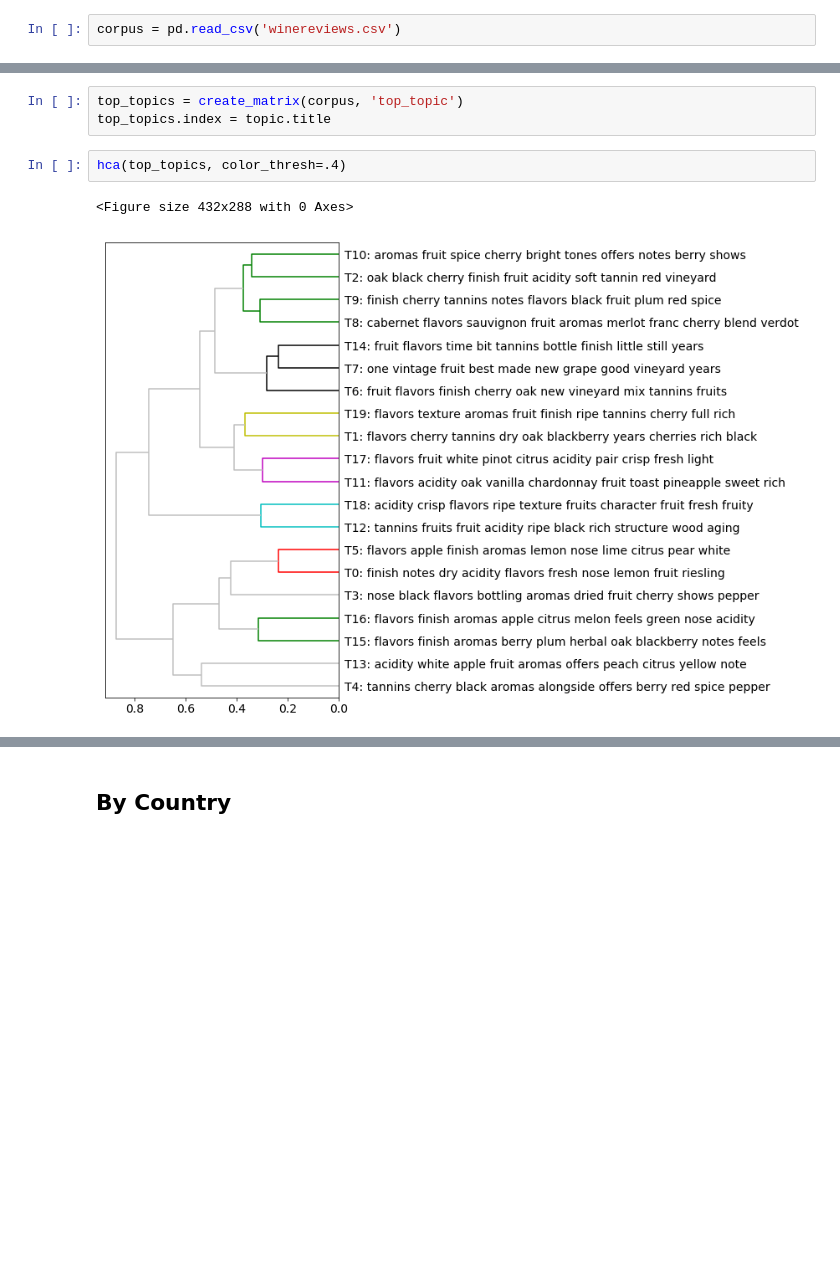
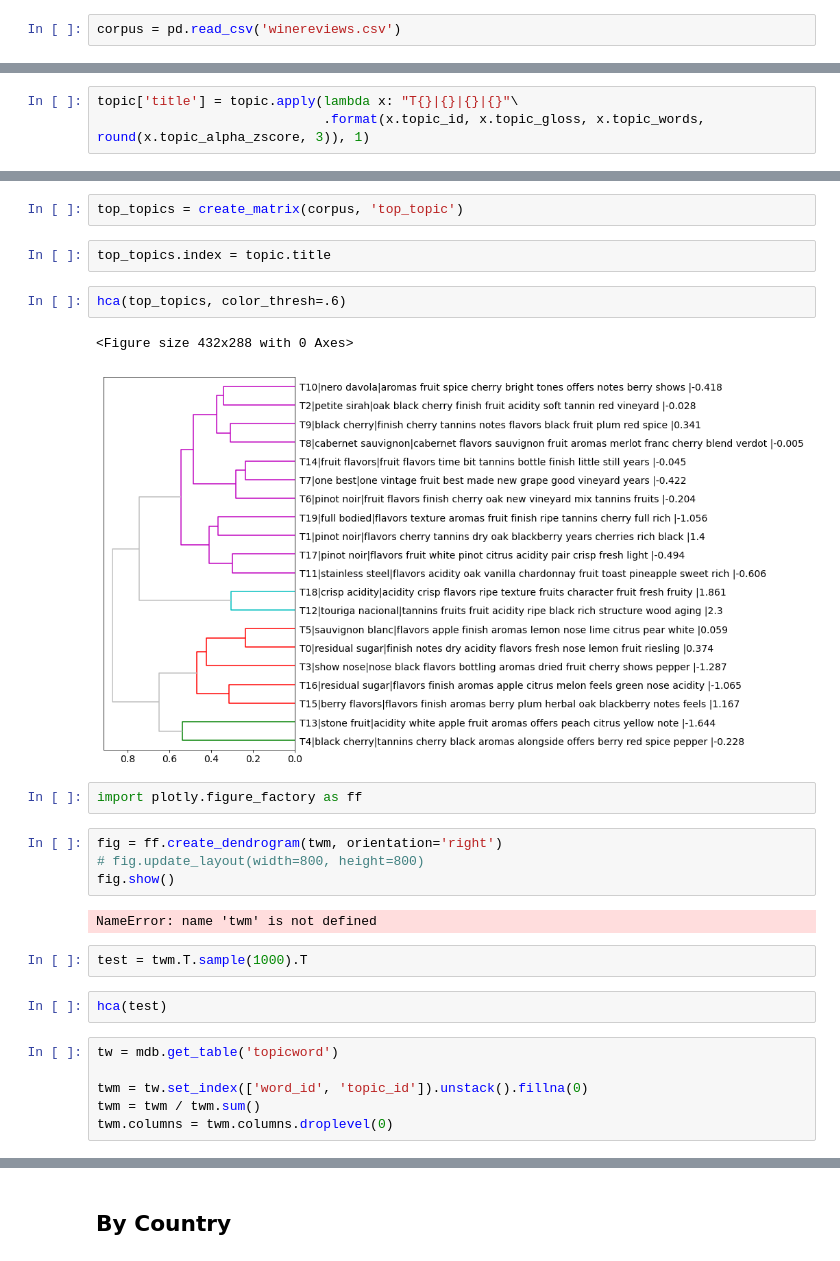
Before and after one commit to ontoligent-design/vinoveritas, a Jupyter notebook: 03 Clustering Nations.ipynb, the cells around one changed output, grey strips where cells are left out. Drawn from its saved outputs; the diff is of its cells as text; blank space fills up the shorter version.

```diff
--- a/03 Clustering Nations.ipynb
+++ b/03 Clustering Nations.ipynb
@@ -245,0 +295,3 @@ topic['title'] = topic.apply(lambda x: "T{}: {}".format(x.topic_id, x.topic_word
+# %%
+topic['title'] = topic.apply(lambda x: "T{}|{}|{}|{}"\
+                             .format(x.topic_id, x.topic_gloss, x.topic_words, round(x.topic_alpha_zscore, 3)), 1)
@@ -246,8 +305,27 @@ topic['title'] = topic.apply(lambda x: "T{}: {}".format(x.topic_id, x.topic_word
 # %%
 top_topics = create_matrix(corpus, 'top_topic')
-top_topics.index = topic.title
+# %%
+top_topics.index = topic.title
 # %%
-hca(top_topics, color_thresh=.4)
+hca(top_topics, color_thresh=.6)
 # %% [output]
 <Figure size 432x288 with 0 Axes>
-[figure, old version]
+[figure, new version]
+# %%
+import plotly.figure_factory as ff
+# %%
+fig = ff.create_dendrogram(twm, orientation='right')
+# fig.update_layout(width=800, height=800)
+fig.show()
+# %% [output]
+NameError: name 'twm' is not defined
+# %%
+test = twm.T.sample(1000).T
+# %%
+hca(test)
+# %%
+tw = mdb.get_table('topicword')
+
+twm = tw.set_index(['word_id', 'topic_id']).unstack().fillna(0)
+twm = twm / twm.sum()
+twm.columns = twm.columns.droplevel(0)
```
Also changed, not shown: parts of 54 cells of this notebook, 1 other file.
